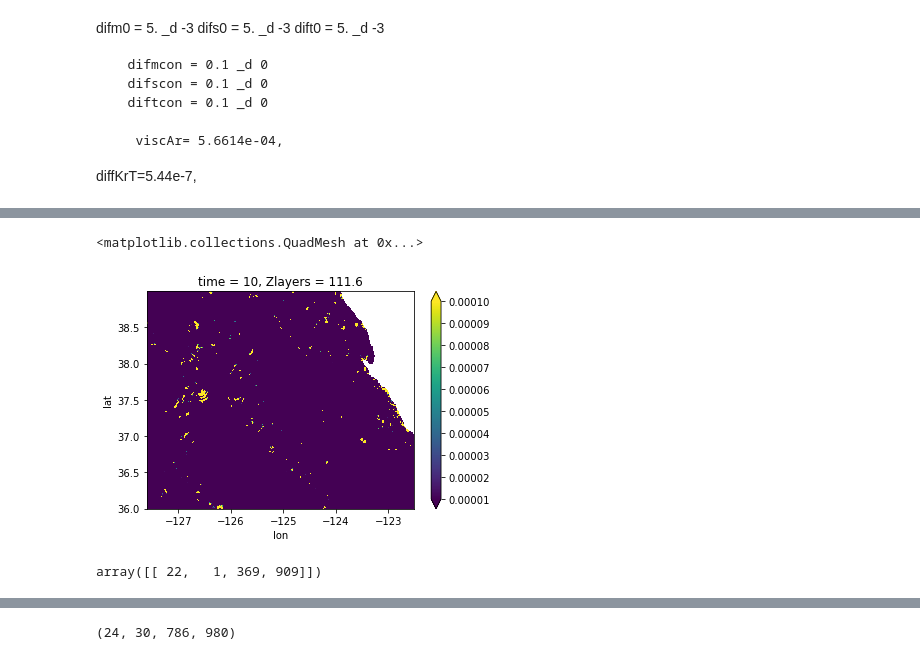
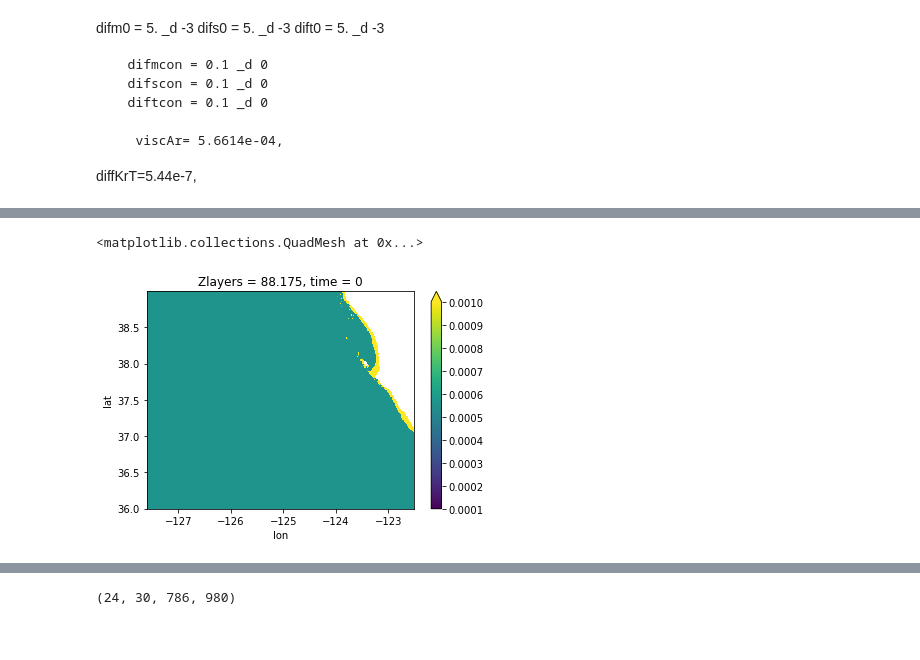
Before and after one commit to avik2007/CoupledOceAtmo, a Jupyter notebook: mit_geos_analysis/notebook26_KPPcalculation.ipynb, the cells around one changed output, grey strips where cells are left out. Cells and saved outputs as stored; diff of their text form; code cells hidden in the pictures.

```diff
--- a/mit_geos_analysis/notebook26_KPPcalculation.ipynb
+++ b/mit_geos_analysis/notebook26_KPPcalculation.ipynb
@@ -1830,4 +1894,12 @@ for layers in range(0,layer_max-layer_min):
+# %%
+pot_rho_down_test = pot_rho_down[:, 0:-2]
+rho_test = rho[:,1:-1]
+b_test = g*(1-pot_rho_down_test / rho_test)
+
+#I ADDED A ONE TO EXPERIMENT
+# %%
+b_swapdim = np.swapaxes(b_test,2,3)
 # %%
-B = xr.DataArray(b, dims=["time","Zlayers","lat","lon"],  coords = {"time":S.time, "Zlayers": depth[layer_min:layer_max],"lat":S.lat, "lon":S.lon}, name="Buoyancy")
+B = xr.DataArray(b_swapdim, dims=["time","Zlayers","lat","lon"],  coords = {"time":S.time, "Zlayers": depth[layer_min:layer_max-2],"lat":S.lat, "lon":S.lon}, name="Buoyancy")
 # %%
 dbloc = xr.concat((B[:,0:-1,:,:], xr.full_like(B[:,-1:,:,:],0)), "Zlayers")
@@ -1949,7 +1967,9 @@ Now add on the stuff you need to get diffusivity, specifically, thermal
  diffKrT=5.44e-7,
 # %%
 diffusKrT = 5.43999988e-07
+viscAr = 5.6614e-04
 diftcon = 0.1
 dift0 = 5e-3
 diffusKzT = diffusKrT + fcon*diftcon + fRi*dift0
+kviscA = viscAr + fcon*diftcon + fRi*dift0
 # %%
@@ -1979,10 +2003,7 @@ diffusKzT.shape
 # %%
 %matplotlib inline
-diffusKzT[10, 2, :,:].plot(vmin=1e-5, vmax=1e-4)
+#diffusKzT[0, 0, :,:].plot(vmin=1e-5, vmax=1e-4)
+kviscA[0,0,:,:].plot(vmin=1e-4, vmax=1e-3)
 # %% [output]
 <matplotlib.collections.QuadMesh at 0x...>
-[figure, old version]
+[figure, new version]
-# %%
-np.argwhere(diffusKzT.values == diffusKzT.max().values)
-# %% [output]
-array([[ 22,   1, 369, 909]])
```
Also changed, not shown: parts of 85 cells of this notebook, 2 other files.
